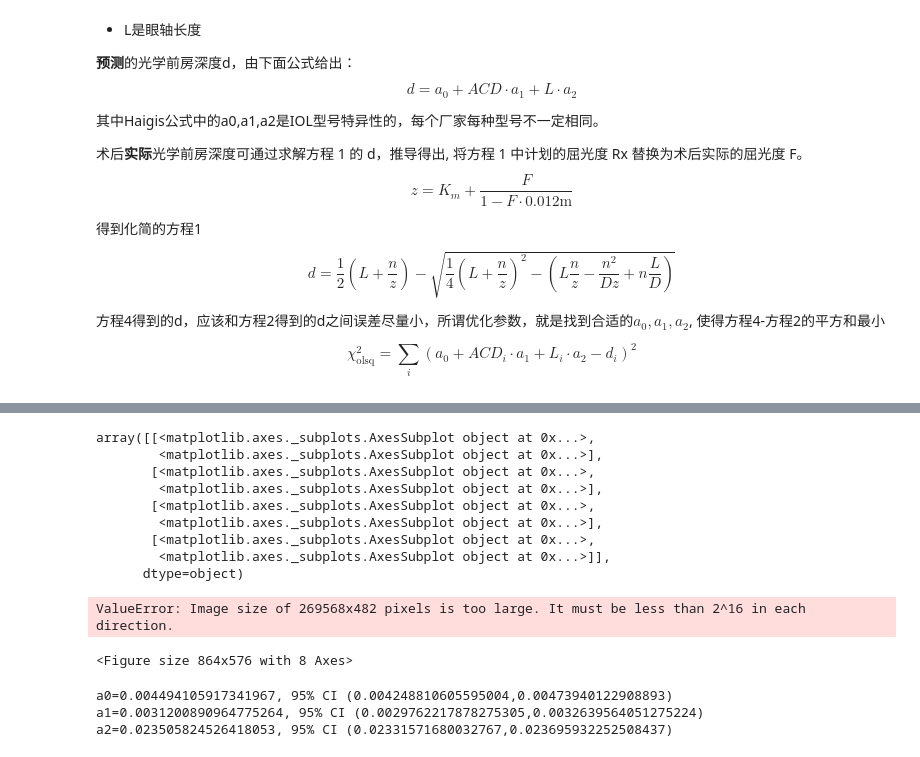
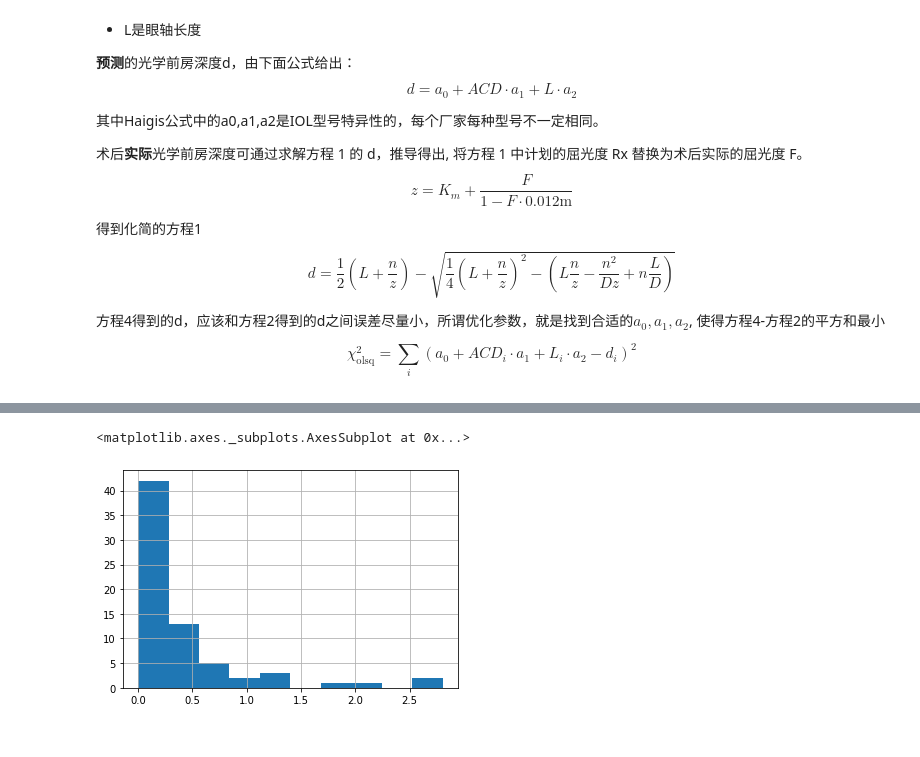
Before and after one commit to goldengrape/Python-for-ophthalmologist, a Jupyter notebook: lesson_08_A_constant.ipynb, the cells around one changed output, grey strips where cells are left out. Saved outputs shown, nothing was run; the diff lists cells and outputs as text; code cells hidden in the pictures.

```diff
--- a/lesson_08_A_constant.ipynb
+++ b/lesson_08_A_constant.ipynb
@@ -186,0 +208,31 @@ WARNING (theano.configdefaults): install mkl with `conda install mkl-service`: N
+# %%
+def fcn2min(params,R, AC, L,Dl, PostOP_Rx):
+    """Model a decaying sine wave and subtract data."""
+    a0 = params['a0']
+    a1 = params['a1']
+    a2 = params['a2']
+
+    Rx=Haigis(R=R,AC=AC,L=L,Dl=Dl,a0=a0,a1=a1,a2=a2)
+
+
+    loss = (Rx-PostOP_Rx )**2
+    return loss
+# create a set of Parameters
+params = Parameters()
+params.add('a0', value=1.1)
+params.add('a1', value=0.4)
+params.add('a2', value=0.1)
+# %%
+# do fit, here with leastsq model
+minner = Minimizer(fcn2min, params,
+                   fcn_args=(
+                       (df.D1+df.D2)/2 * 1000,
+                       df.ACD * 1000,
+                       df.AL * 1000,
+                       df["IOL power"],
+                       df["postOP refraction"])
+                  )
+result = minner.minimize()
+
+# write error report
+report_fit(result)
@@ -235,37 +312,5 @@ The acceptance probability does not match the target. It is 0.9178898715861374,
-# %%
-traceplot(trace)
-# %% [output]
-array([[<matplotlib.axes._subplots.AxesSubplot object at 0x...>,
-        <matplotlib.axes._subplots.AxesSubplot object at 0x...>],
-       [<matplotlib.axes._subplots.AxesSubplot object at 0x...>,
-        <matplotlib.axes._subplots.AxesSubplot object at 0x...>],
-       [<matplotlib.axes._subplots.AxesSubplot object at 0x...>,
-        <matplotlib.axes._subplots.AxesSubplot object at 0x...>],
-       [<matplotlib.axes._subplots.AxesSubplot object at 0x...>,
-        <matplotlib.axes._subplots.AxesSubplot object at 0x...>]],
-      dtype=object)
-ValueError: Image size of 269568x482 pixels is too large. It must be less than 2^16 in each direction.
-<Figure size 864x576 with 8 Axes>
-# %%
-print("a0={}, 95% CI ({},{})".format(
-    np.mean(trace['Intercept']),
-    np.mean(trace['Intercept'])-2*np.std(trace['Intercept']),
-    np.mean(trace['Intercept'])+2*np.std(trace['Intercept'])))
-
-print("a1={}, 95% CI ({},{})".format(
-    np.mean(trace['ACD']),
-    np.mean(trace['ACD'])-2*np.std(trace['ACD']),
-    np.mean(trace['ACD'])+2*np.std(trace['ACD'])))
-
-print("a2={}, 95% CI ({},{})".format(
-    np.mean(trace['AL']),
-    np.mean(trace['AL'])-2*np.std(trace['AL']),
-    np.mean(trace['AL'])+2*np.std(trace['AL'])))
-
-
-# print('a1=',np.mean(trace['ACD']), 'std=',np.std(trace['ACD']))
-# print('a2=',np.mean(trace['AL']), 'std=',np.std(trace['AL']))
-# %% [output]
-a0=0.004494105917341967, 95% CI (0.004248810605595004,0.00473940122908893)
-a1=0.0031200890964775264, 95% CI (0.0029762217878275305,0.0032639564051275224)
-a2=0.023505824526418053, 95% CI (0.02331571680032767,0.023695932252508437)
+# %%
+pd.Series(result.residual).hist()
+# %% [output]
+<matplotlib.axes._subplots.AxesSubplot at 0x...>
+[figure, added]
```
Also changed, not shown: parts of 21 cells of this notebook, 10 other files.
